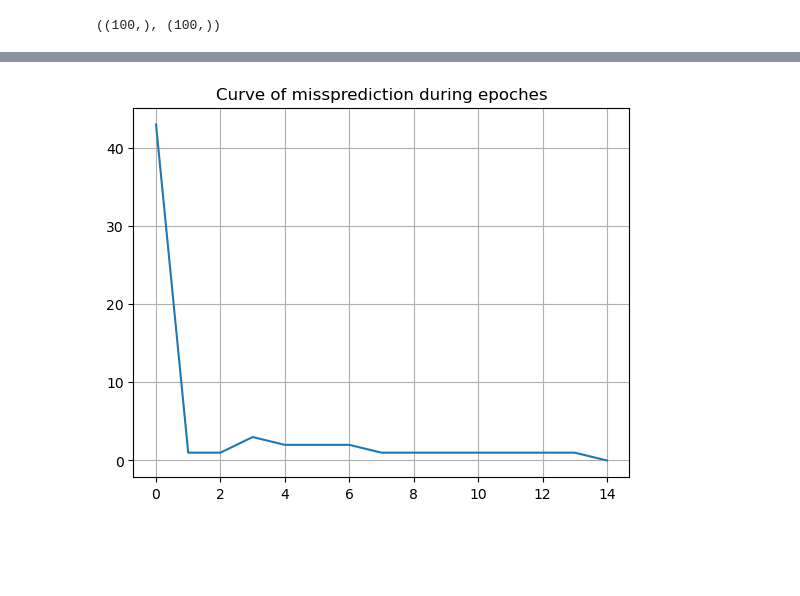
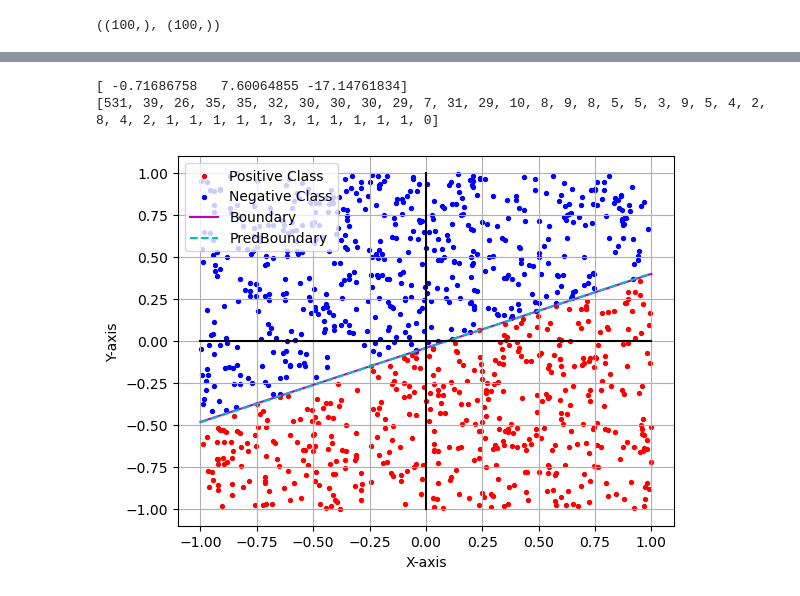
Before and after one commit to Matteo-Negro/NeuralNetork-Exercises, a Jupyter notebook: 02-HW/02-hw.ipynb, the cells around one changed output, grey strips where cells are left out. Cells and saved outputs as stored; diff of their text form; code cells hidden in the pictures; blank space fills up the shorter version.

```diff
--- a/02-HW/02-hw.ipynb
+++ b/02-HW/02-hw.ipynb
@@ -59,0 +66,2 @@ plt.show()
+# %%
+W_1 = np.random.uniform(-1, 1, 3)
@@ -59,0 +228,3 @@ plt.show()
+# %%
+S = np.random.uniform(-1, 1, (1000, 2))
+S.shape
@@ -59,0 +243,6 @@ plt.show()
+# %%
+W_tb = np.array([w0, w1, w2])
+X = np.insert(S, 0, np.ones(1000), axis=1)
+Y = X @ W_tb.T
+T_tb = Y >= 0
+T_tb.shape, Y.shape
@@ -60,29 +266,54 @@ plt.show()
 # %%
 # Hyperparameter
 n = 1
 epoch_number = 100
 
 # Parameters
-W = np.random.uniform(-1, 1, 3)
+W = copy.deepcopy(W_1)
 
 # History Trace
 history_miss = list()
 
 # Online Version
 for epoch in range(epoch_number):
     T = np.heaviside(X @ W.T, 0)
-    history_miss.append(np.logical_and(T, np.logical_not(T_tb)).sum())
+    history_miss.append(np.logical_xor(T, T_tb).sum())
     if history_miss[-1] == 0:
         break
     for index, x in enumerate(X):
         y = np.heaviside(x @ W.T, 0)
         if T_tb[index] == 0 and y == 1:
             W = W - n * x
         elif T_tb[index] == 1 and y == 0:
             W = W + n * x
+print(W)
+print(history_miss)
+plt.plot(history_miss)
+#plt.title("Curve of misprediction during epoches (n = 1, # of sample = 1000)")
+plt.xlabel('Number of epochs')
+plt.ylabel('Number of misclassification')
+plt.grid()
+plt.savefig('plot/history-1000samples-eta1.png', dpi=400, bbox_inches="tight", transparent=True)
 
-plt.plot(history_miss, label='History')
-plt.title("Curve of missprediction during epoches")
+plt.clf()
+
+plt.scatter(S[T_tb, 0], S[T_tb, 1], color='r', s=8, label='Positive Class')
+plt.scatter(S[np.logical_not(T_tb), 0], S[np.logical_not(T_tb), 1], color='b', s=8, label='Negative Class')
+x1 = np.arange(-1, 2)
+x2 = lambda x1: ((w0 + w1 * x1) / -w2)
+plt.plot(x1, x2(x1), color='m', label='Boundary')
+
+y_hat = lambda x1: ((W[0] + W[1] * x1) / -W[2])
+plt.plot(x1, y_hat(x1), '--', color='c', label='PredBoundary')
+
+plt.plot([0,0], [-1,1], color='black', linestyle='-')
+plt.plot([-1,1], [0,0], color='black', linestyle='-')
+plt.legend(loc="upper left")
+plt.xlabel('X-axis')
+plt.ylabel('Y-axis')
 plt.grid()
+plt.savefig('plot/pred-1000samples-eta1.png', dpi=400, bbox_inches="tight", transparent=True)
 # %% [output]
+[ -0.71686758   7.60064855 -17.14761834]
+[531, 39, 26, 35, 35, 32, 30, 30, 30, 29, 7, 31, 29, 10, 8, 9, 8, 5, 5, 3, 9, 5, 4, 2, 8, 4, 2, 1, 1, 1, 1, 1, 3, 1, 1, 1, 1, 1, 0]
-[figure, old version]
+[figure, new version]
```
Also changed, not shown: parts of 13 cells of this notebook, 35 other files.
